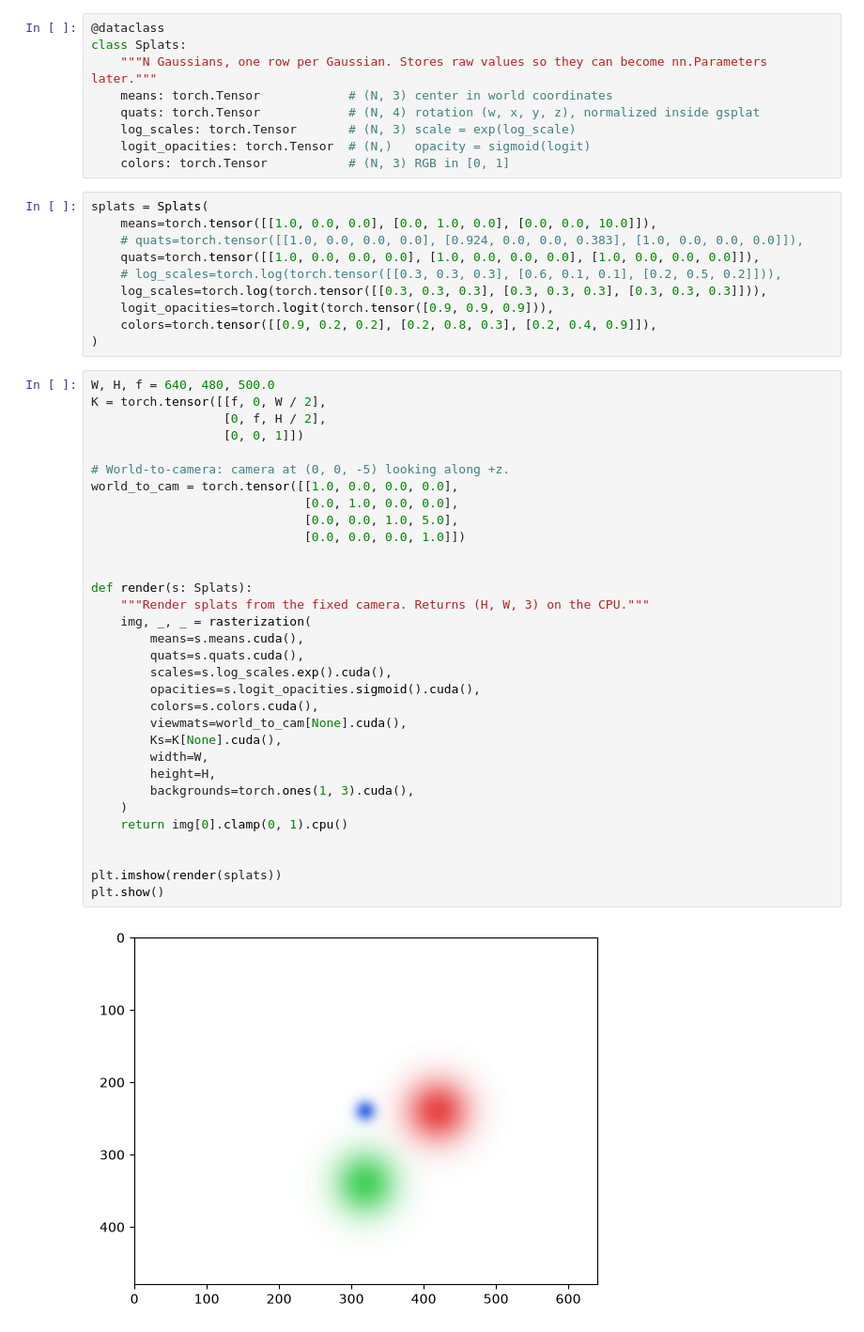
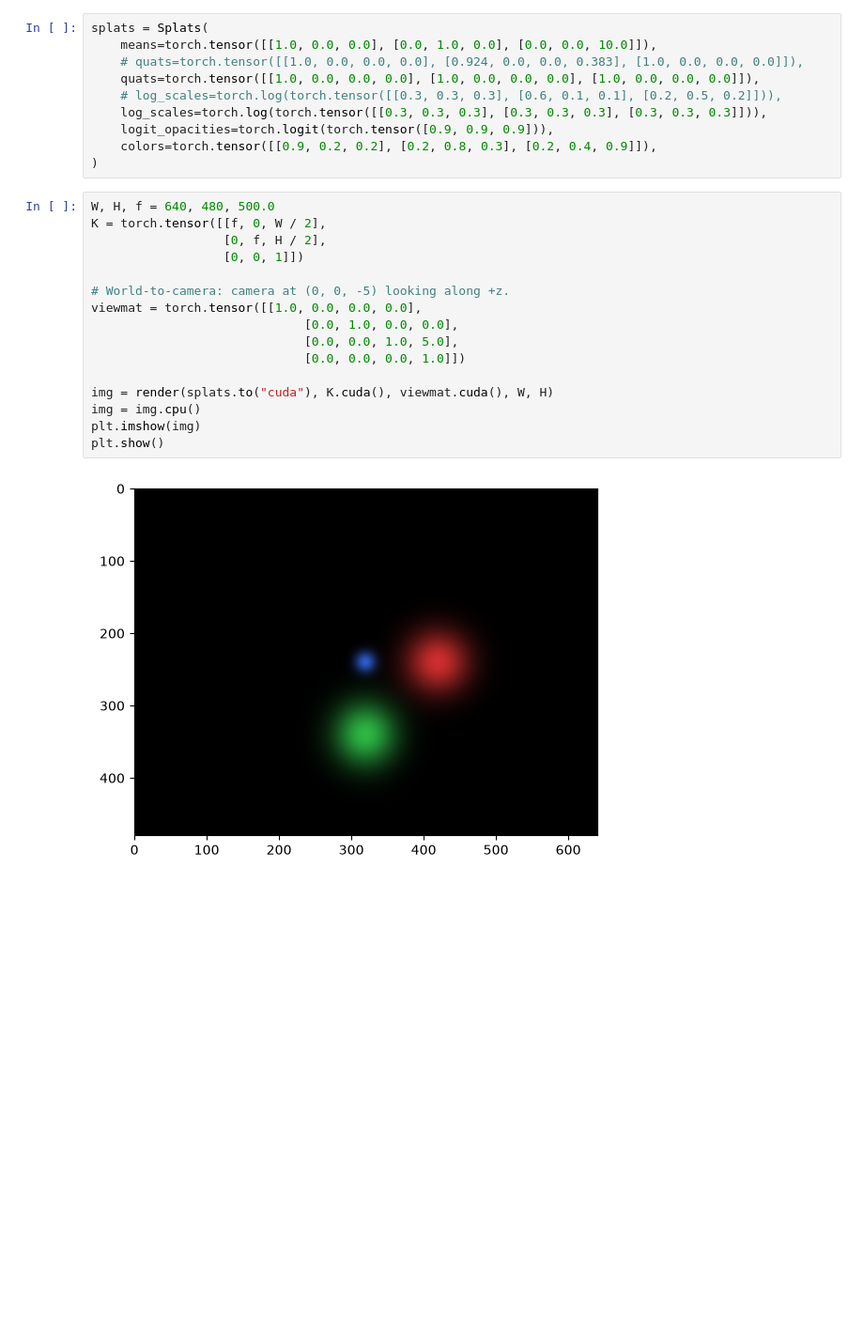
Before and after one commit to bzopcsak/gaussian-splatting, a Jupyter notebook: 03_gs_from_scratch.ipynb, the cells around one changed output. Shown at 94% size. Drawn from its saved outputs; the diff is of its cells as text; blank space fills up the shorter version.

```diff
--- a/03_gs_from_scratch.ipynb
+++ b/03_gs_from_scratch.ipynb
@@ -93,12 +113,3 @@ from gsplat import rasterization
-# %%
-@dataclass
-class Splats:
-    """N Gaussians, one row per Gaussian. Stores raw values so they can become nn.Parameters later."""
-    means: torch.Tensor            # (N, 3) center in world coordinates
-    quats: torch.Tensor            # (N, 4) rotation (w, x, y, z), normalized inside gsplat
-    log_scales: torch.Tensor       # (N, 3) scale = exp(log_scale)
-    logit_opacities: torch.Tensor  # (N,)   opacity = sigmoid(logit)
-    colors: torch.Tensor           # (N, 3) RGB in [0, 1]
 # %%
 splats = Splats(
     means=torch.tensor([[1.0, 0.0, 0.0], [0.0, 1.0, 0.0], [0.0, 0.0, 10.0]]),
@@ -112,37 +123,21 @@ splats = Splats(
 # %%
 W, H, f = 640, 480, 500.0
 K = torch.tensor([[f, 0, W / 2],
                   [0, f, H / 2],
                   [0, 0, 1]])
 
 # World-to-camera: camera at (0, 0, -5) looking along +z.
-world_to_cam = torch.tensor([[1.0, 0.0, 0.0, 0.0],
+viewmat = torch.tensor([[1.0, 0.0, 0.0, 0.0],
                              [0.0, 1.0, 0.0, 0.0],
                              [0.0, 0.0, 1.0, 5.0],
                              [0.0, 0.0, 0.0, 1.0]])
 
-
-def render(s: Splats):
-    """Render splats from the fixed camera. Returns (H, W, 3) on the CPU."""
-    img, _, _ = rasterization(
-        means=s.means.cuda(),
-        quats=s.quats.cuda(),
-        scales=s.log_scales.exp().cuda(),
-        opacities=s.logit_opacities.sigmoid().cuda(),
-        colors=s.colors.cuda(),
-        viewmats=world_to_cam[None].cuda(),
-        Ks=K[None].cuda(),
-        width=W,
-        height=H,
-        backgrounds=torch.ones(1, 3).cuda(),
-    )
-    return img[0].clamp(0, 1).cpu()
-
-
-plt.imshow(render(splats))
+img = render(splats.to("cuda"), K.cuda(), viewmat.cuda(), W, H)
+img = img.cpu()
+plt.imshow(img)
 plt.show()
 # %% [output]
-[figure, old version]
+[figure, new version]
 # %% [markdown]
 <img src="images/camera_and_world_frames.png" style="width: 1000px;">
 # %% [markdown]
```
Also changed, not shown: parts of 23 cells of this notebook, 10 other files.
